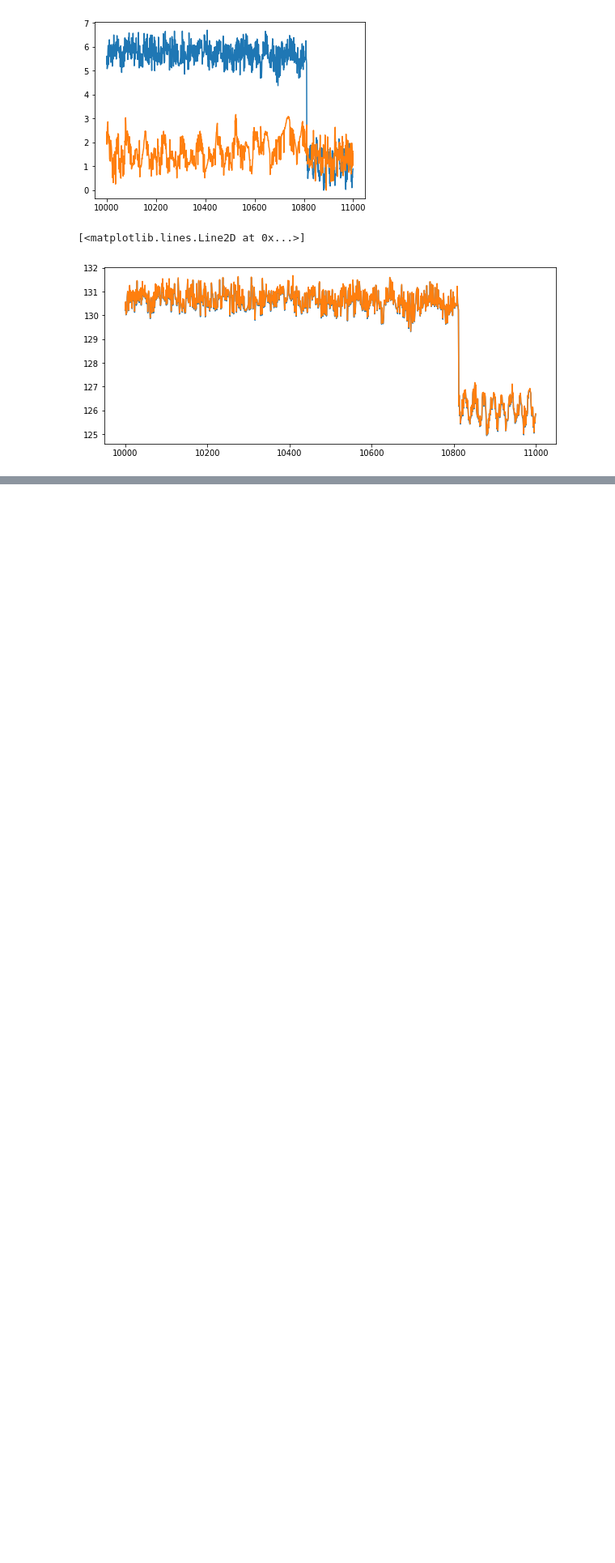
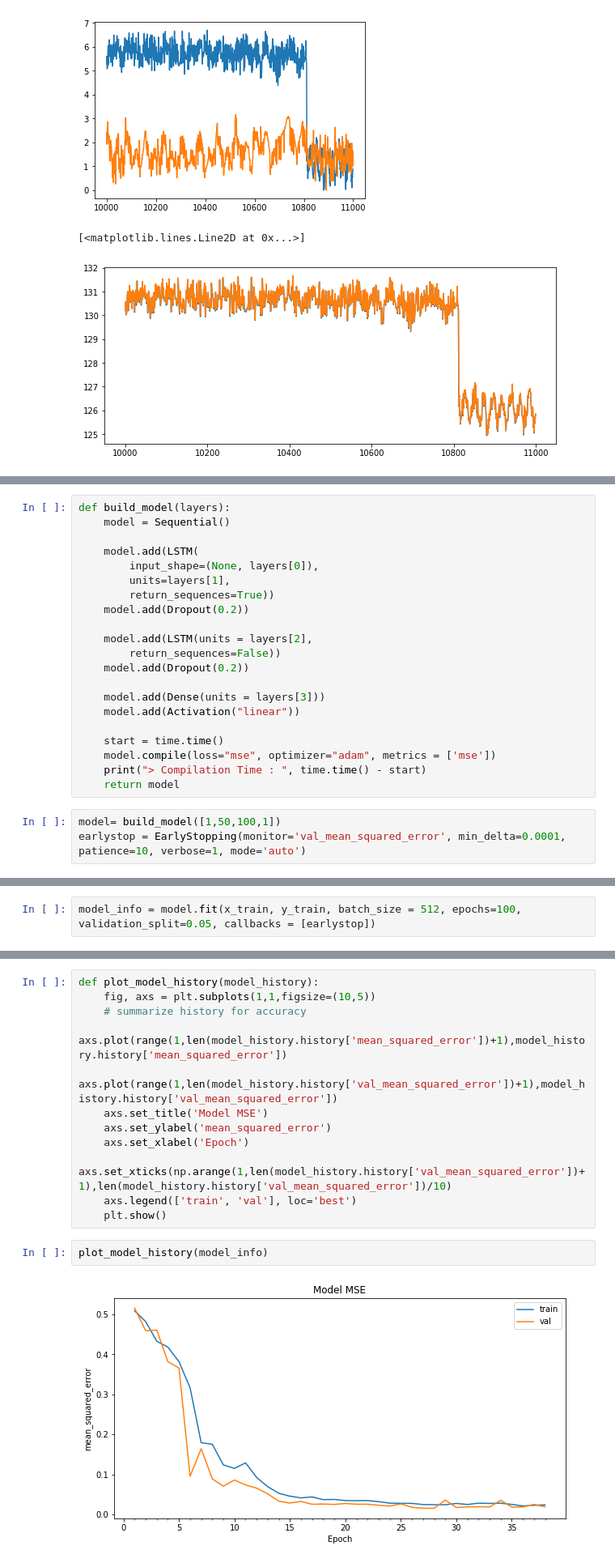
Before and after one commit to callinSwitzer/MuscleTimeseriesPrediction, a Jupyter notebook: PredictMuscleLength.ipynb, the cells around one changed output, grey strips where cells are left out. Shown at 81% size. Saved outputs shown, nothing was run; the diff lists cells and outputs as text; blank space fills up the shorter version.

```diff
--- a/PredictMuscleLength.ipynb
+++ b/PredictMuscleLength.ipynb
@@ -264,0 +336,24 @@ plt.plot(testFR.DistBwPts)
+# %%
+def build_model(layers):
+    model = Sequential()
+
+    model.add(LSTM(
+        input_shape=(None, layers[0]),
+        units=layers[1],
+        return_sequences=True))
+    model.add(Dropout(0.2))
+
+    model.add(LSTM(units = layers[2],
+        return_sequences=False))
+    model.add(Dropout(0.2))
+
+    model.add(Dense(units = layers[3]))
+    model.add(Activation("linear"))
+
+    start = time.time()
+    model.compile(loss="mse", optimizer="adam", metrics = ['mse'])
+    print("> Compilation Time : ", time.time() - start)
+    return model
+# %%
+model= build_model([1,50,100,1])
+earlystop = EarlyStopping(monitor='val_mean_squared_error', min_delta=0.0001, patience=10, verbose=1, mode='auto')
@@ -264,0 +362,2 @@ plt.plot(testFR.DistBwPts)
+# %%
+model_info = model.fit(x_train, y_train, batch_size = 512, epochs=100, validation_split=0.05, callbacks = [earlystop])
@@ -264,0 +382,16 @@ plt.plot(testFR.DistBwPts)
+# %%
+def plot_model_history(model_history):
+    fig, axs = plt.subplots(1,1,figsize=(10,5))
+    # summarize history for accuracy
+    axs.plot(range(1,len(model_history.history['mean_squared_error'])+1),model_history.history['mean_squared_error'])
+    axs.plot(range(1,len(model_history.history['val_mean_squared_error'])+1),model_history.history['val_mean_squared_error'])
+    axs.set_title('Model MSE')
+    axs.set_ylabel('mean_squared_error')
+    axs.set_xlabel('Epoch')
+    axs.set_xticks(np.arange(1,len(model_history.history['val_mean_squared_error'])+1),len(model_history.history['val_mean_squared_error'])/10)
+    axs.legend(['train', 'val'], loc='best')
+    plt.show()
+# %%
+plot_model_history(model_info)
+# %% [output]
+[figure, added]
```
Also changed, not shown: parts of 20 cells of this notebook.
